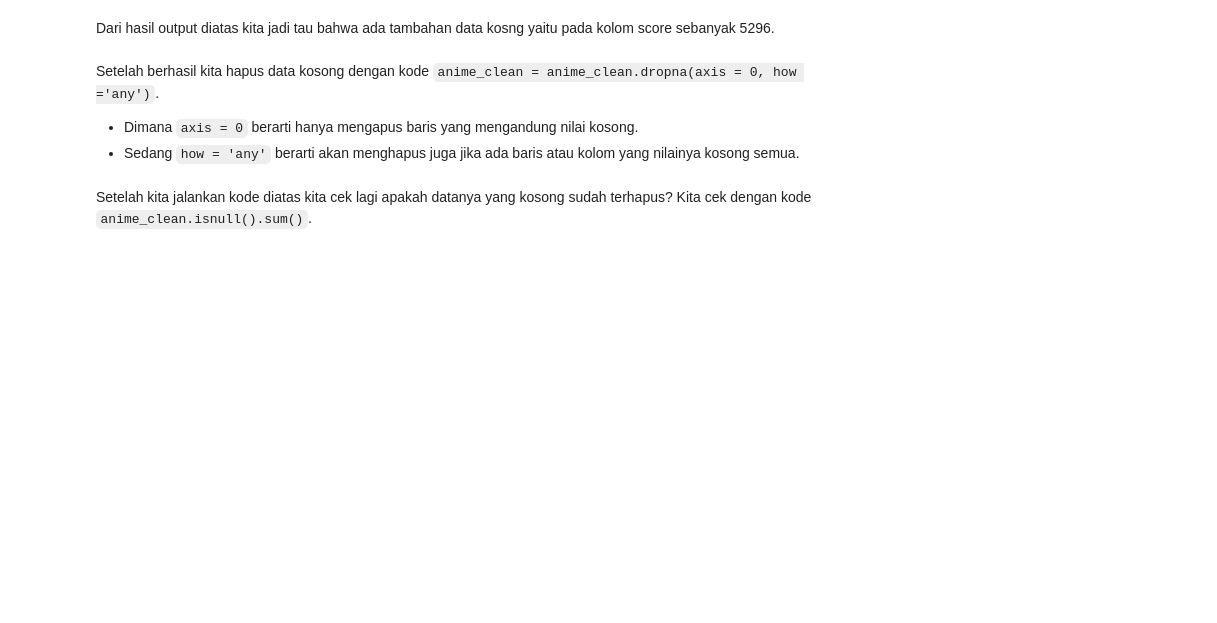
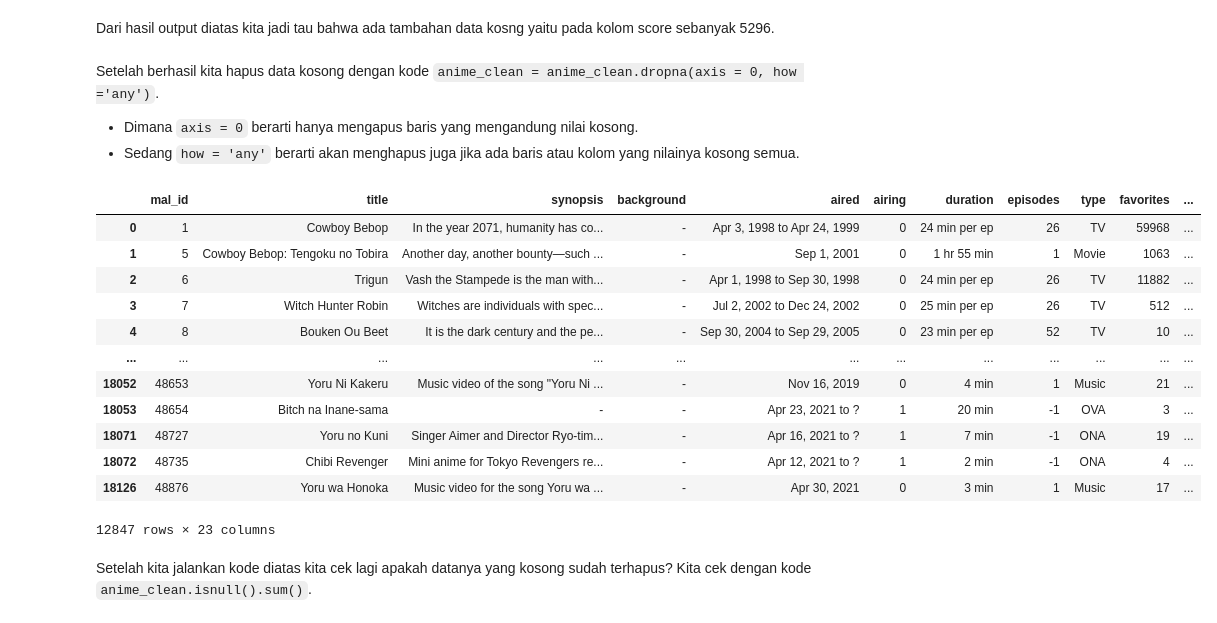
Before and after one commit to izzul112/ML_BMLT-Proyek_Akhir-Sistem_Rekomendasi-Anime, a Jupyter notebook: Proyek_Akhir_Sistem_Rekomendasi.ipynb, the cells around one changed output. Saved outputs shown, nothing was run; the diff lists cells and outputs as text; code cells hidden in the pictures; blank space fills up the shorter version.

```diff
--- a/Proyek_Akhir_Sistem_Rekomendasi.ipynb
+++ b/Proyek_Akhir_Sistem_Rekomendasi.ipynb
@@ -328,6 +328,22 @@ Setelah berhasil kita hapus data kosong dengan kode `anime_clean = anime_clean.d
 - Sedang `how = 'any'` berarti akan menghapus juga jika ada baris atau kolom yang nilainya kosong semua.
 # %%
 anime_clean = anime_clean.dropna(axis = 0, how ='any')
+# %%
+anime_clean
+# %% [output]
+|  | mal_id | title | synopsis | background | aired | airing | duration | episodes | type | favorites | ... |
+| 0 | 1 | Cowboy Bebop | In the year 2071, humanity has co... | - | Apr 3, 1998 to Apr 24, 1999 | 0 | 24 min per ep | 26 | TV | 59968 | ... |
+| 1 | 5 | Cowboy Bebop: Tengoku no Tobira | Another day, another bounty—such ... | - | Sep 1, 2001 | 0 | 1 hr 55 min | 1 | Movie | 1063 | ... |
+| 2 | 6 | Trigun | Vash the Stampede is the man with... | - | Apr 1, 1998 to Sep 30, 1998 | 0 | 24 min per ep | 26 | TV | 11882 | ... |
+| 3 | 7 | Witch Hunter Robin | Witches are individuals with spec... | - | Jul 2, 2002 to Dec 24, 2002 | 0 | 25 min per ep | 26 | TV | 512 | ... |
+| 4 | 8 | Bouken Ou Beet | It is the dark century and the pe... | - | Sep 30, 2004 to Sep 29, 2005 | 0 | 23 min per ep | 52 | TV | 10 | ... |
+| ... | ... | ... | ... | ... | ... | ... | ... | ... | ... | ... | ... |
+| 18052 | 48653 | Yoru Ni Kakeru | Music video of the song "Yoru Ni ... | - | Nov 16, 2019 | 0 | 4 min | 1 | Music | 21 | ... |
+| 18053 | 48654 | Bitch na Inane-sama | - | - | Apr 23, 2021 to ? | 1 | 20 min | -1 | OVA | 3 | ... |
+| 18071 | 48727 | Yoru no Kuni | Singer Aimer and Director Ryo-tim... | - | Apr 16, 2021 to ? | 1 | 7 min | -1 | ONA | 19 | ... |
+| 18072 | 48735 | Chibi Revenger | Mini anime for Tokyo Revengers re... | - | Apr 12, 2021 to ? | 1 | 2 min | -1 | ONA | 4 | ... |
+| 18126 | 48876 | Yoru wa Honoka | Music video for the song Yoru wa ... | - | Apr 30, 2021 | 0 | 3 min | 1 | Music | 17 | ... |
+12847 rows × 23 columns
 # %% [markdown]
 Setelah kita jalankan kode diatas kita cek lagi apakah datanya yang kosong sudah terhapus? Kita cek dengan kode `anime_clean.isnull().sum()`.
 # %%
```
Also changed, not shown: parts of 27 cells of this notebook.
